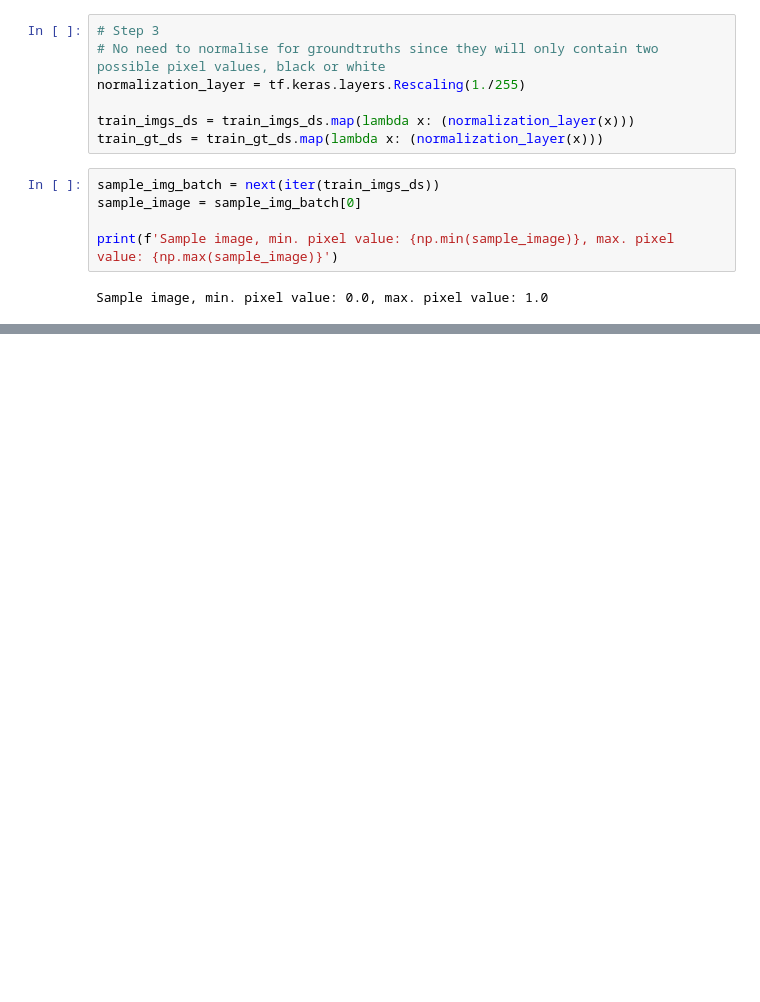
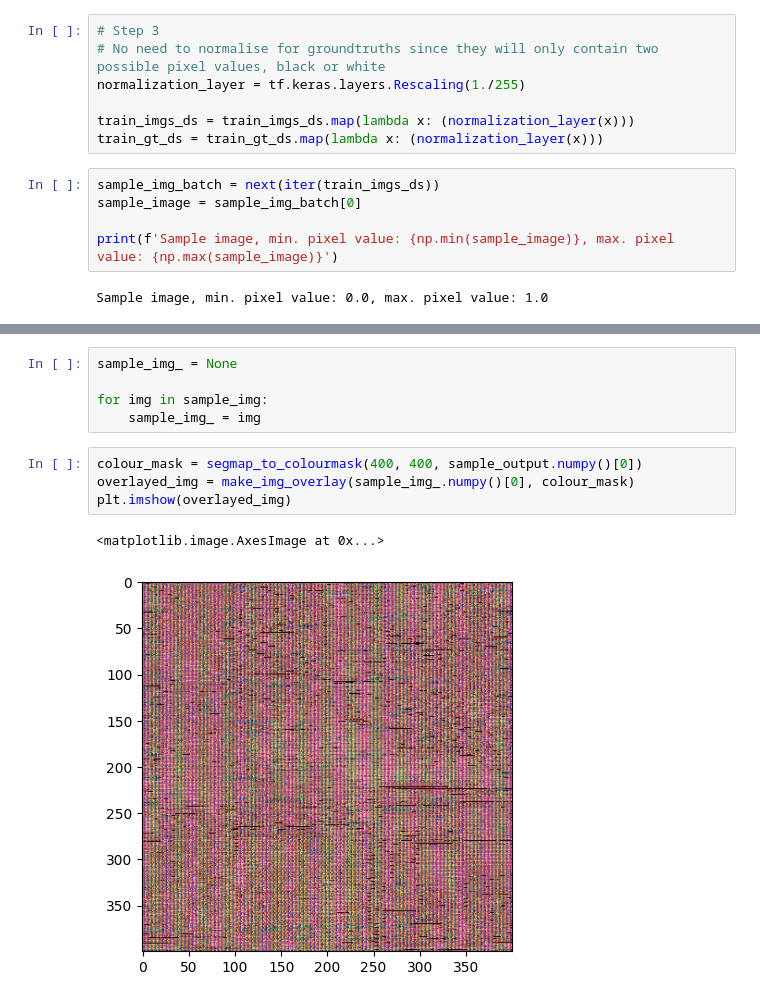
Before and after one commit to jinyangp/road_segmentation, a Jupyter notebook: attention_unet/train.ipynb, the cells around one changed output, grey strips where cells are left out. Saved outputs shown, nothing was run; the diff lists cells and outputs as text; blank space fills up the shorter version.

```diff
--- a/attention_unet/train.ipynb
+++ b/attention_unet/train.ipynb
@@ -135,0 +195,12 @@ Sample image, min. pixel value: 0.0, max. pixel value: 1.0
+# %%
+sample_img_ = None
+
+for img in sample_img:
+    sample_img_ = img
+# %%
+colour_mask = segmap_to_colourmask(400, 400, sample_output.numpy()[0])
+overlayed_img = make_img_overlay(sample_img_.numpy()[0], colour_mask)
+plt.imshow(overlayed_img)
+# %% [output]
+<matplotlib.image.AxesImage at 0x...>
+[figure, added]
```
Also changed, not shown: parts of 9 cells of this notebook, 3 other files.
